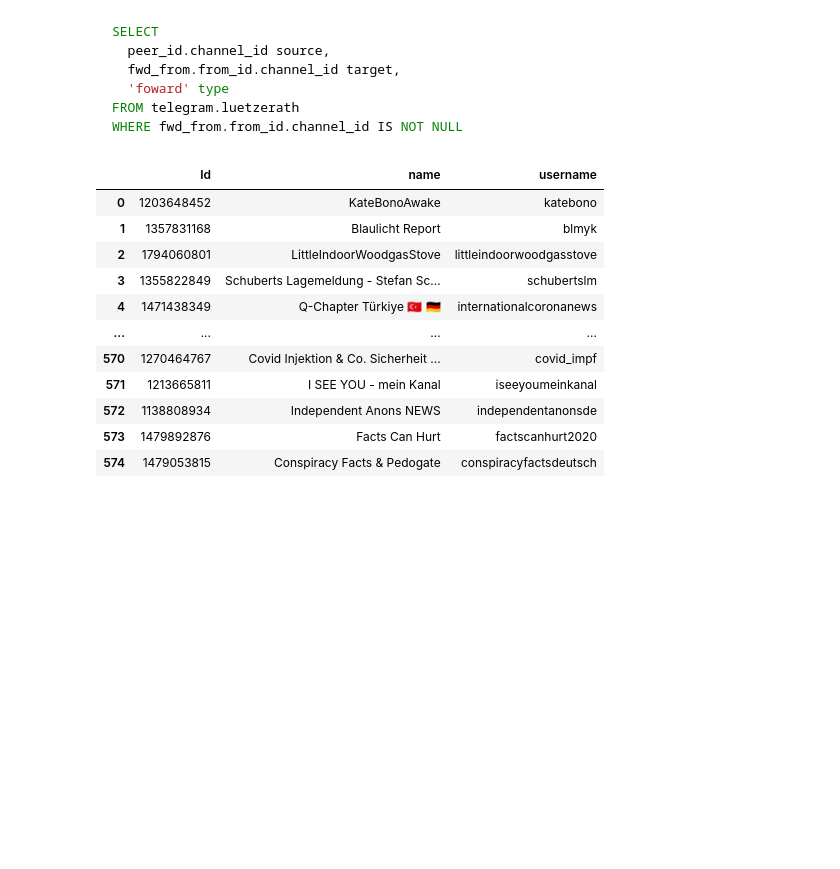
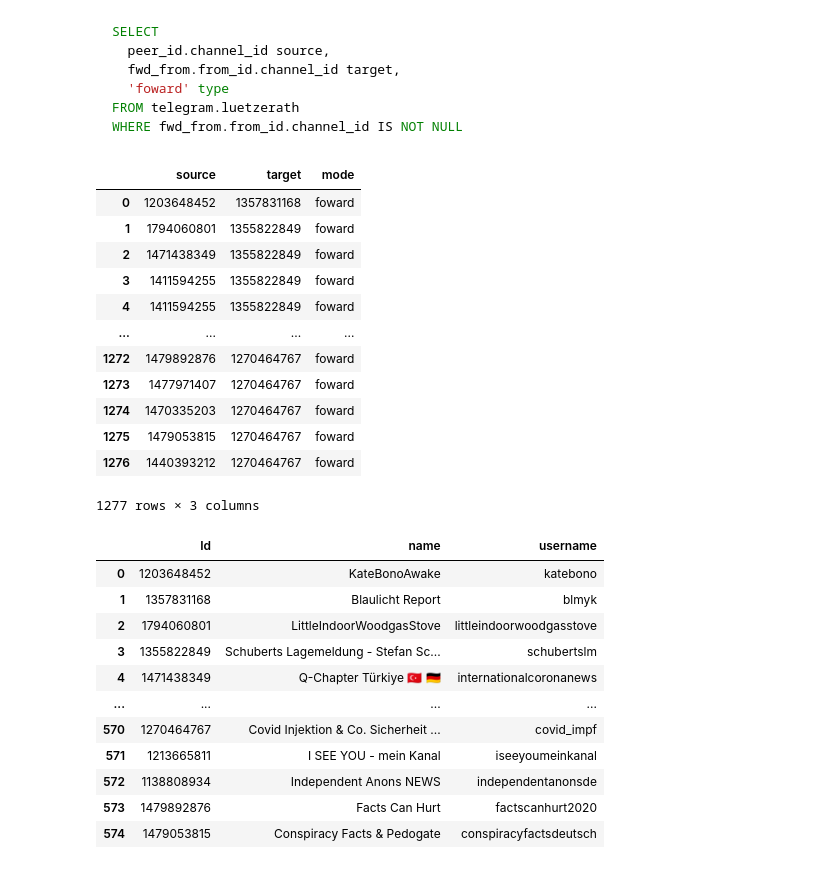
Before and after one commit to Leibniz-HBI/telegram-workshop, a Jupyter notebook: notebooks/02-build-network.ipynb, the cells around one changed output. Saved outputs shown, nothing was run; the diff lists cells and outputs as text; code cells hidden in the pictures; blank space fills up the shorter version.

```diff
--- a/notebooks/02-build-network.ipynb
+++ b/notebooks/02-build-network.ipynb
@@ -15,6 +15,22 @@ edges = pd.read_csv("../data/tg-reshare-edges-as-ids.csv")
 nodes = pd.read_csv("../data/tg-reshare-nodes-with-ids.csv")
 # %%
 edges.columns = ["source", "target", "mode"]
+# %%
+edges
+# %% [output]
+|  | source | target | mode |
+| 0 | 1203648452 | 1357831168 | foward |
+| 1 | 1794060801 | 1355822849 | foward |
+| 2 | 1471438349 | 1355822849 | foward |
+| 3 | 1411594255 | 1355822849 | foward |
+| 4 | 1411594255 | 1355822849 | foward |
+| ... | ... | ... | ... |
+| 1272 | 1479892876 | 1270464767 | foward |
+| 1273 | 1477971407 | 1270464767 | foward |
+| 1274 | 1470335203 | 1270464767 | foward |
+| 1275 | 1479053815 | 1270464767 | foward |
+| 1276 | 1440393212 | 1270464767 | foward |
+1277 rows × 3 columns
 # %%
 nodes
 # %% [output]
```
Also changed, not shown: parts of 6 cells of this notebook.
